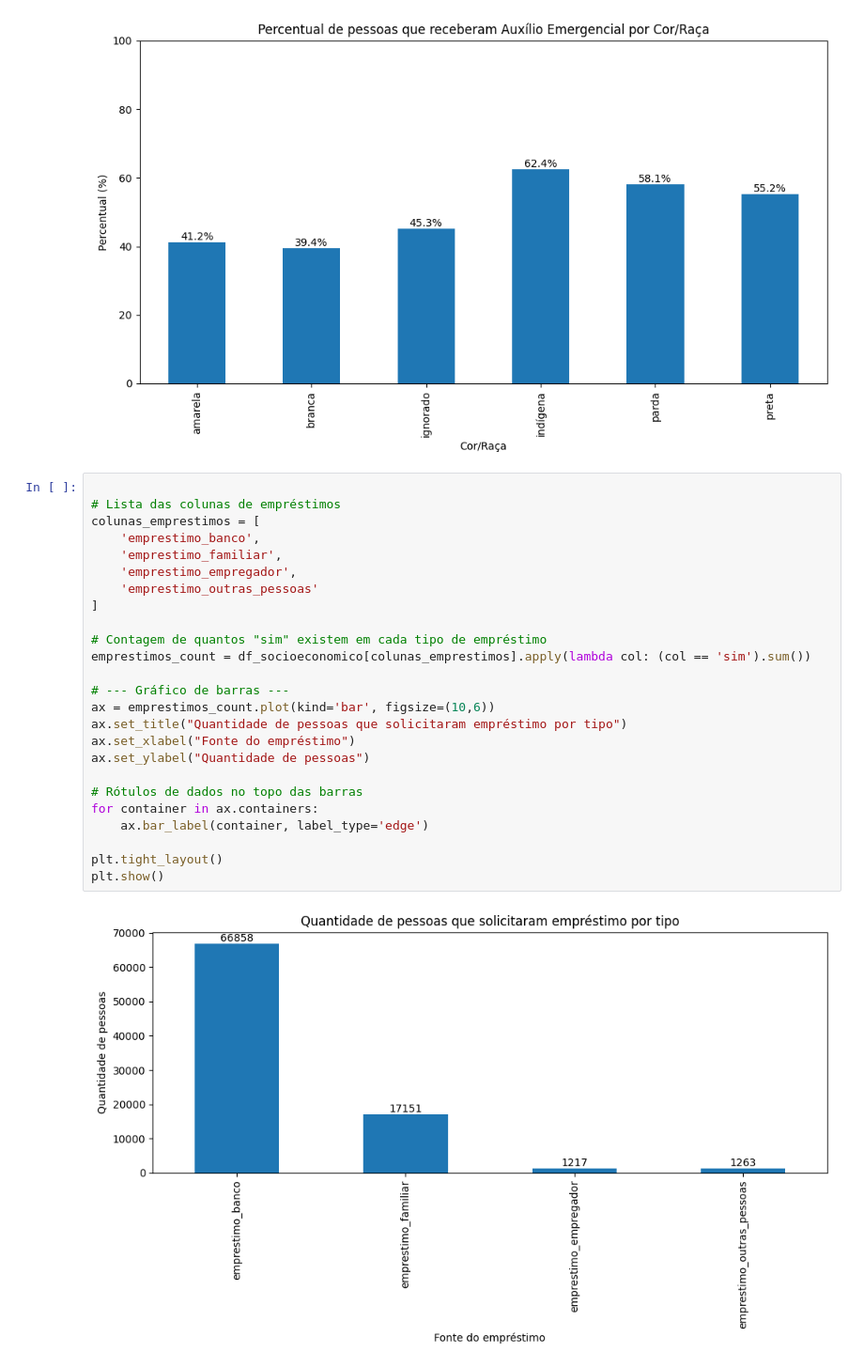
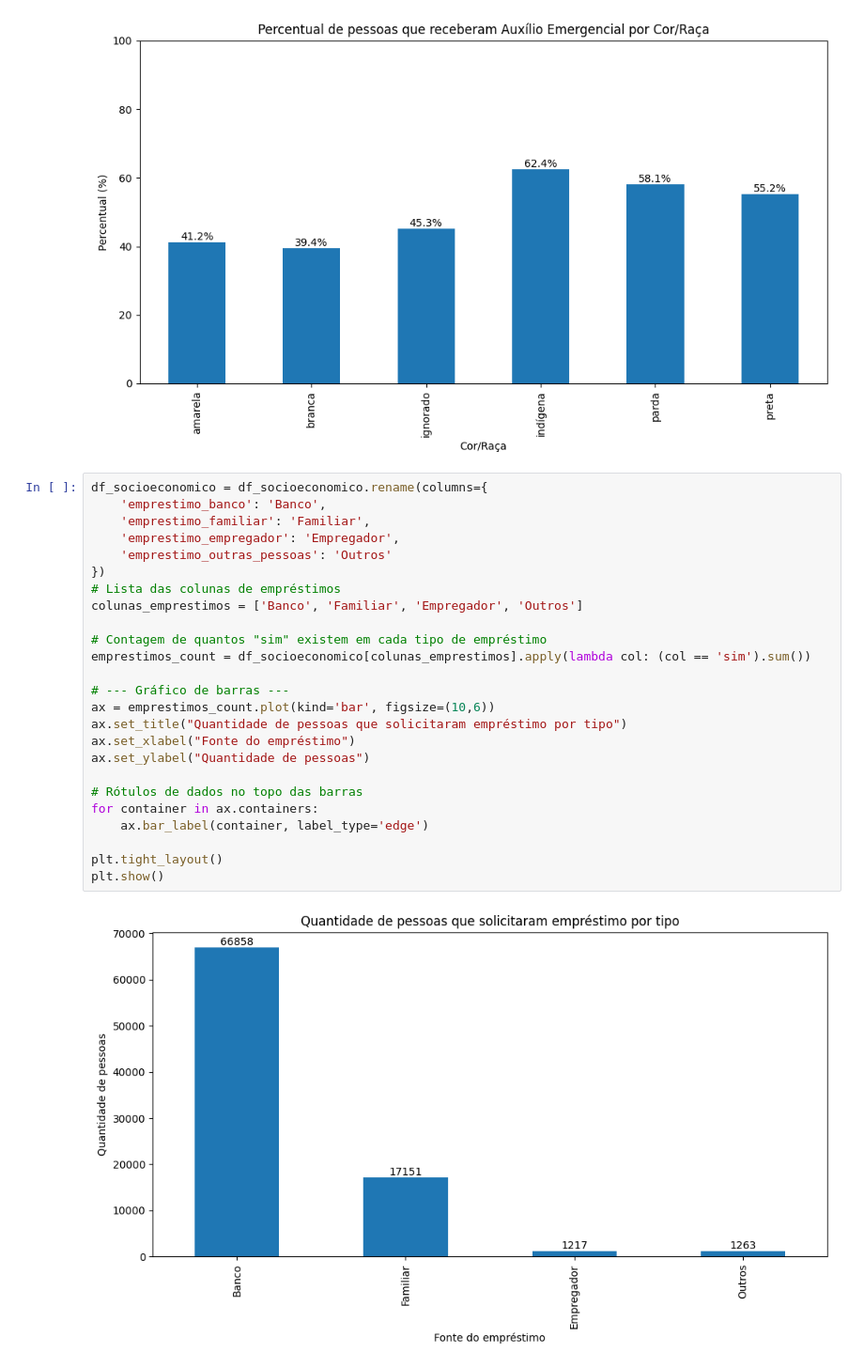
Before and after one commit to jaqueantunes/covid_pos, a Jupyter notebook: pos_T3.ipynb, the cells around one changed output. Shown at 94% size. Saved outputs shown, nothing was run; the diff lists cells and outputs as text.

```diff
--- a/pos_T3.ipynb
+++ b/pos_T3.ipynb
@@ -1464,29 +1464,29 @@ plt.show()
 # %% [output]
 [figure]
 # %%
-
+df_socioeconomico = df_socioeconomico.rename(columns={
+    'emprestimo_banco': 'Banco',
+    'emprestimo_familiar': 'Familiar',
+    'emprestimo_empregador': 'Empregador',
+    'emprestimo_outras_pessoas': 'Outros'
+})
 # Lista das colunas de empréstimos
-colunas_emprestimos = [
-    'emprestimo_banco',
-    'emprestimo_familiar',
-    'emprestimo_empregador',
-    'emprestimo_outras_pessoas'
-]
+colunas_emprestimos = ['Banco', 'Familiar', 'Empregador', 'Outros']
 
 # Contagem de quantos "sim" existem em cada tipo de empréstimo
 emprestimos_count = df_socioeconomico[colunas_emprestimos].apply(lambda col: (col == 'sim').sum())
 
 # --- Gráfico de barras ---
 ax = emprestimos_count.plot(kind='bar', figsize=(10,6))
 ax.set_title("Quantidade de pessoas que solicitaram empréstimo por tipo")
 ax.set_xlabel("Fonte do empréstimo")
 ax.set_ylabel("Quantidade de pessoas")
 
 # Rótulos de dados no topo das barras
 for container in ax.containers:
     ax.bar_label(container, label_type='edge')
 
 plt.tight_layout()
 plt.show()
 # %% [output]
-[figure, old version]
+[figure, new version]
```
Also changed, not shown: parts of 5 cells of this notebook.
